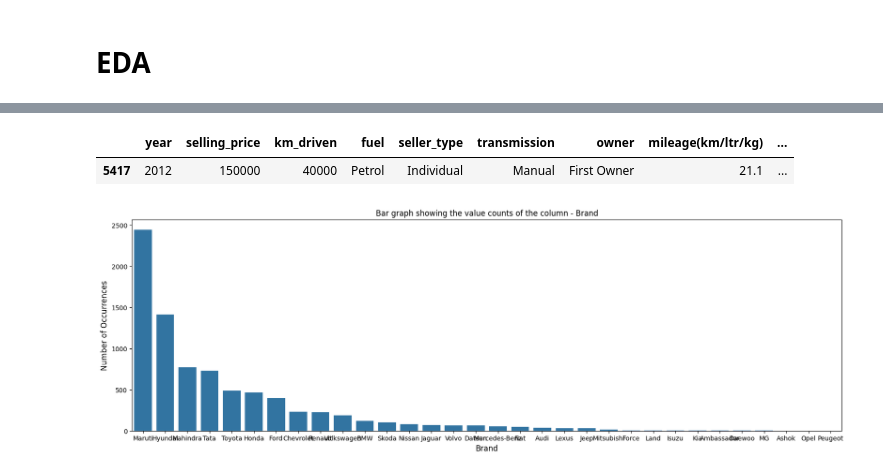
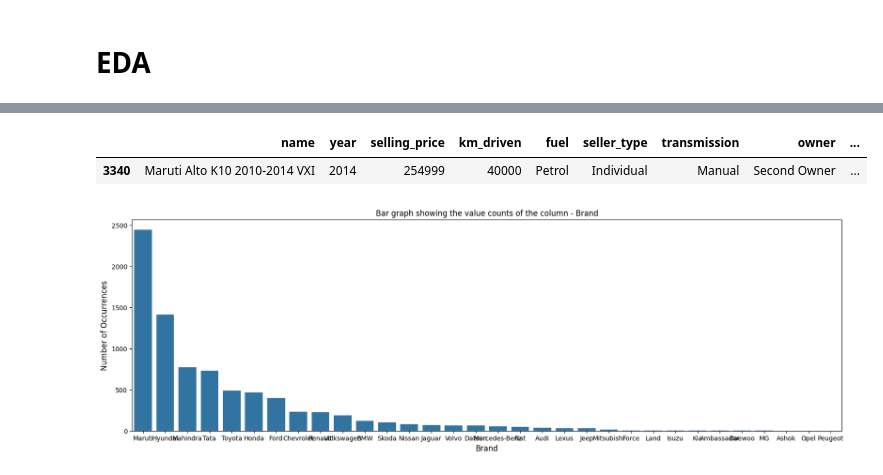
Before and after one commit to sameershrestha00/Car_Price_Prediction, a Jupyter notebook: car_selling_prediction.ipynb, the cells around one changed output, grey strips where cells are left out. Saved outputs shown, nothing was run; the diff lists cells and outputs as text; code cells hidden in the pictures.

```diff
--- a/car_selling_prediction.ipynb
+++ b/car_selling_prediction.ipynb
@@ -120,12 +119,11 @@ df.describe(include = 'all')
 # %%
 #Separating Brand name and model name and dropping the name column
 df['Brand'] = df['name'].str.split().str[0]
 df['Model'] = df['name'].str.split().str[1:].str.join(' ')
-df.drop(columns = ['name'], inplace=True)
 df.sample()
 # %% [output]
-|  | year | selling_price | km_driven | fuel | seller_type | transmission | owner | mileage(km/ltr/kg) | ... |
-| 5417 | 2012 | 150000 | 40000 | Petrol | Individual | Manual | First Owner | 21.1 | ... |
+|  | name | year | selling_price | km_driven | fuel | seller_type | transmission | owner | ... |
+| 3340 | Maruti Alto K10 2010-2014 VXI | 2014 | 254999 | 40000 | Petrol | Individual | Manual | Second Owner | ... |
 # %%
 brand_count = df['Brand'].value_counts()
 plt.figure(figsize = (20, 6))
```
Also changed, not shown: parts of 16 cells of this notebook.
